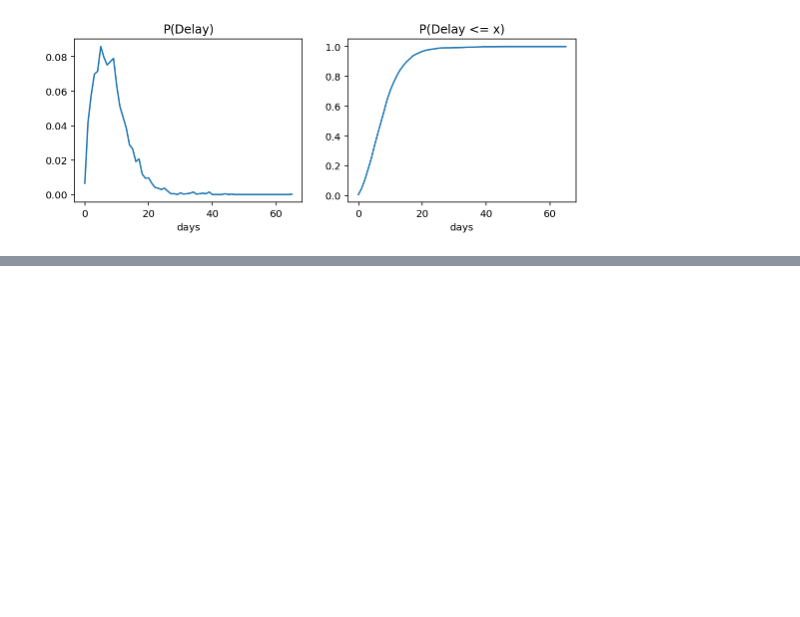
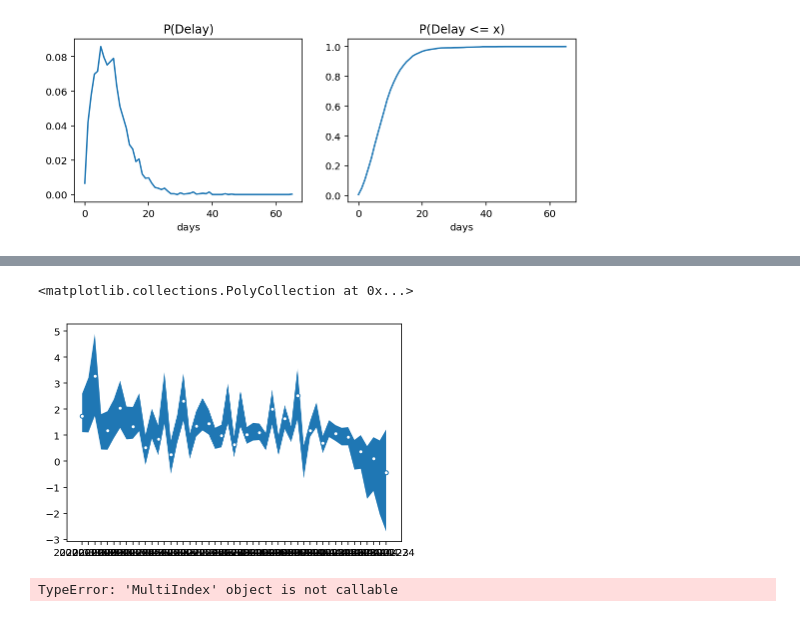
Before and after one commit to coronamex/visualizando, a Jupyter notebook: estados/rt.live.ipynb, the cells around one changed output, grey strips where cells are left out. Drawn from its saved outputs; the diff is of its cells as text; code cells hidden in the pictures; blank space fills up the shorter version.

```diff
--- a/estados/rt.live.ipynb
+++ b/estados/rt.live.ipynb
@@ -425,0 +455,5 @@ Length: 66, dtype: float64
+# %%
+results = df_from_model(m1)
+results = results.droplevel(0)
+results['mean']
+results
@@ -425,0 +479,26 @@ Length: 66, dtype: float64
+# %%
+#  ax.plot(result['median'],
+#             marker='o',
+#             markersize=4,
+#             markerfacecolor='w',
+#             lw=1,
+#             c=c,
+#             markevery=2)
+#     ax.fill_between(
+#         result.index,
+#         result['lower_90'].values,
+#         result['upper_90'].values,
+#         color=ci,
+#         lw=0)
+
+plt.plot(results['median'],
+        marker='o',
+            markersize=4,
+            markerfacecolor='w',
+            lw=1,
+            markevery=2)
+plt.fill_between(results.index,results['lower_90'].values, results['upper_90'].values)
+# plt.show()
+# %% [output]
+<matplotlib.collections.PolyCollection at 0x...>
+[figure, added]
@@ -425,0 +507,4 @@ Length: 66, dtype: float64
+# %%
+results.index('date')
+# %% [output]
+TypeError: 'MultiIndex' object is not callable
```
Also changed, not shown: parts of 22 cells of this notebook.
